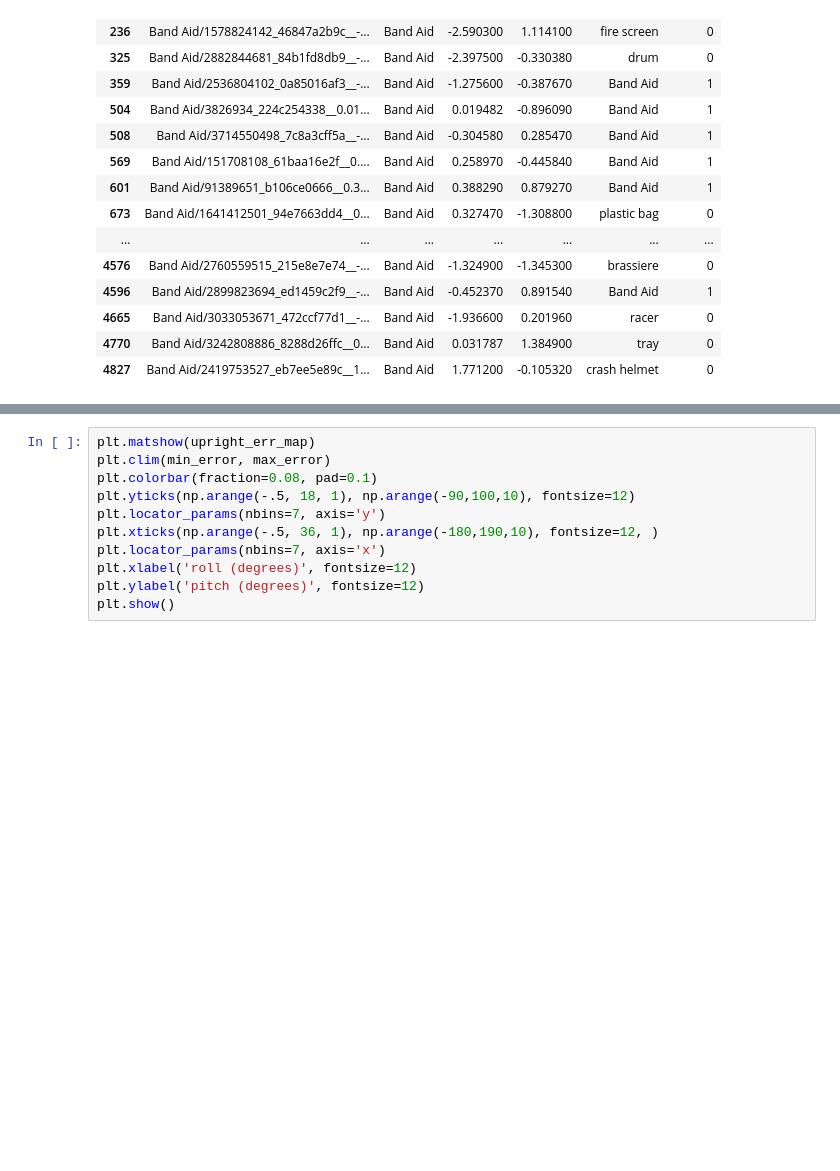
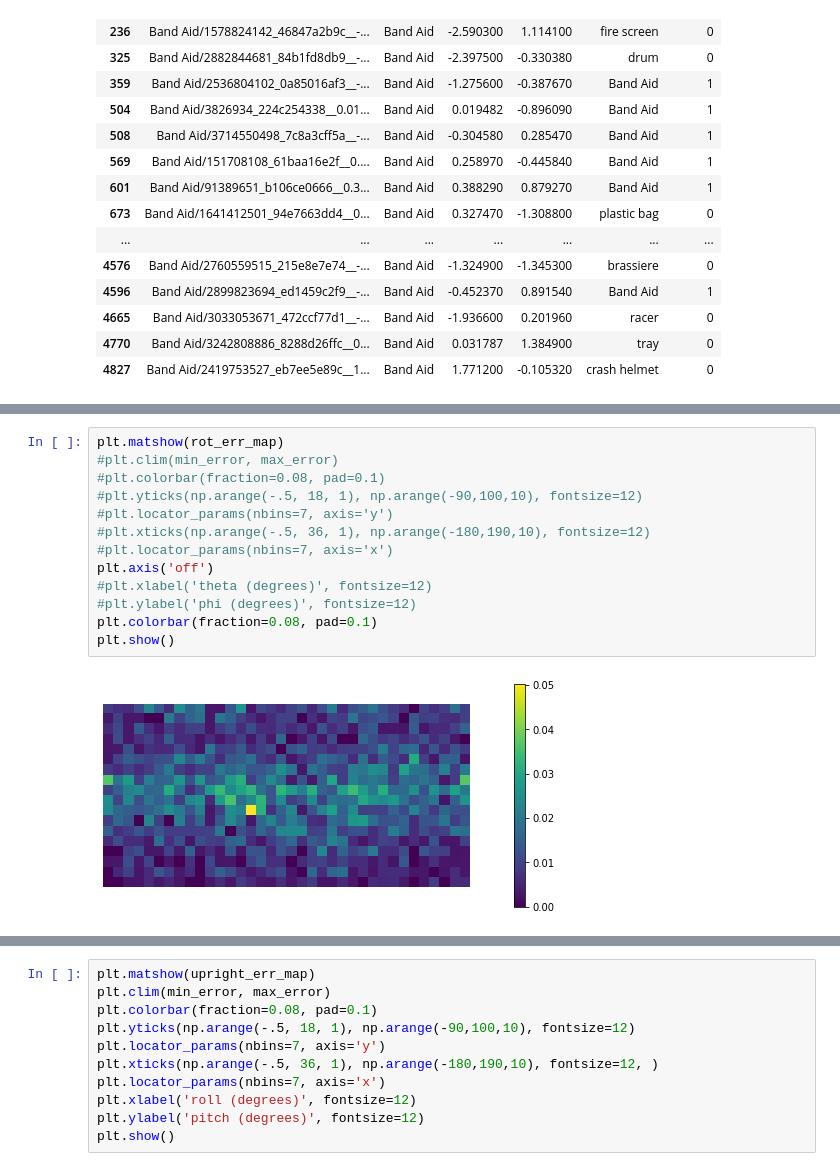
Before and after one commit to Artcs1/Spherical-Transformer-for-classification-on-sphericalimages, a Jupyter notebook: plots/error_x_rotation.ipynb, the cells around one changed output, grey strips where cells are left out. Saved outputs shown, nothing was run; the diff lists cells and outputs as text; blank space fills up the shorter version.

```diff
--- a/plots/error_x_rotation.ipynb
+++ b/plots/error_x_rotation.ipynb
@@ -131,0 +181,15 @@ plt.show()
+# %%
+plt.matshow(rot_err_map)
+#plt.clim(min_error, max_error)
+#plt.colorbar(fraction=0.08, pad=0.1)
+#plt.yticks(np.arange(-.5, 18, 1), np.arange(-90,100,10), fontsize=12)
+#plt.locator_params(nbins=7, axis='y')
+#plt.xticks(np.arange(-.5, 36, 1), np.arange(-180,190,10), fontsize=12)
+#plt.locator_params(nbins=7, axis='x')
+plt.axis('off')
+#plt.xlabel('theta (degrees)', fontsize=12)
+#plt.ylabel('phi (degrees)', fontsize=12)
+plt.colorbar(fraction=0.08, pad=0.1)
+plt.show()
+# %% [output]
+[figure, added]
```
Also changed, not shown: parts of 29 cells of this notebook, 2 other files.
